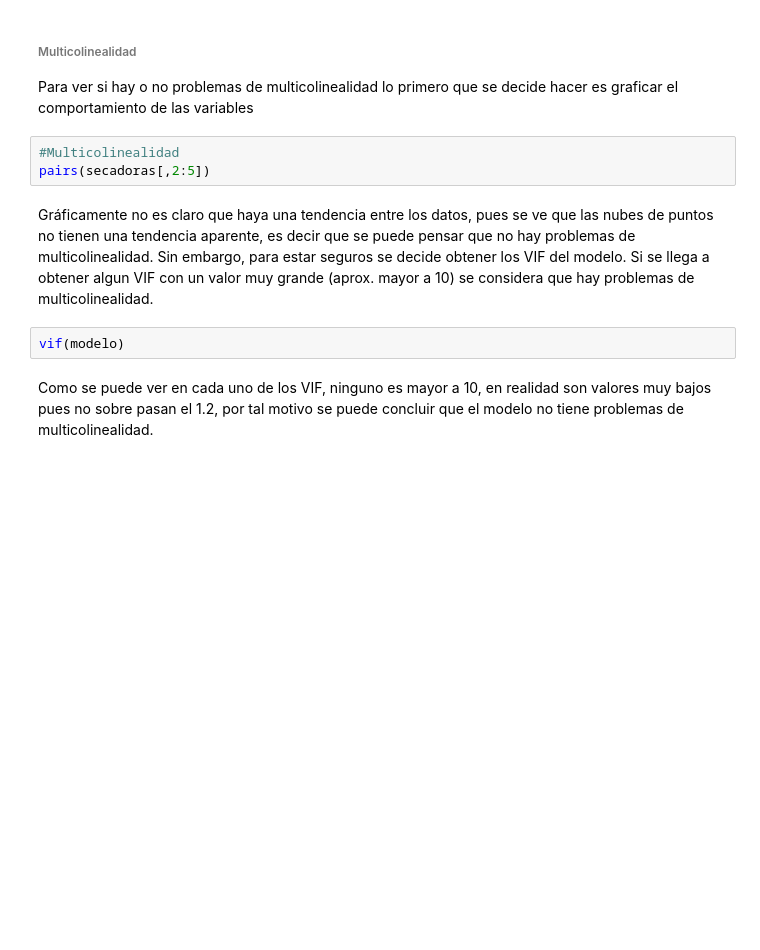
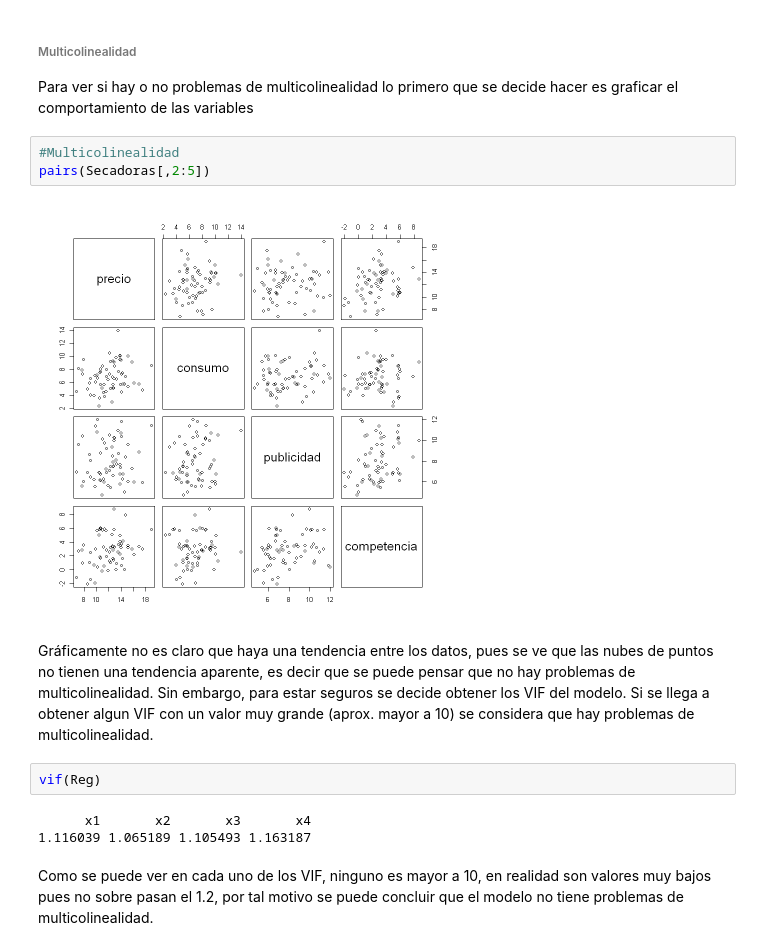
Before and after one commit to MantiMantilla/MEL-2022-2, a Jupyter notebook: Tareas/Tarea 3/Tarea 3.ipynb, the cells around one changed output. Saved outputs shown, nothing was run; the diff lists cells and outputs as text; blank space fills up the shorter version.

```diff
--- a/Tareas/Tarea 3/Tarea 3.ipynb
+++ b/Tareas/Tarea 3/Tarea 3.ipynb
@@ -1202,11 +1359,16 @@ Es claro, por las dos pruebas realizadas que se puede concluir que los datos cum
 Para ver si hay o no problemas de multicolinealidad lo primero que se decide hacer es graficar el comportamiento de las variables
 # %%
 #Multicolinealidad
-pairs(secadoras[,2:5])
+pairs(Secadoras[,2:5])
+# %% [output]
+[figure, added]
 # %% [markdown]
 Gráficamente no es claro que haya una tendencia entre los datos, pues se ve que las nubes de puntos no tienen una tendencia aparente, es decir que se puede pensar que no hay problemas de multicolinealidad. Sin embargo, para estar seguros se decide obtener los VIF del modelo. Si se llega a obtener algun VIF con un valor muy grande (aprox. mayor a 10) se considera que hay problemas de multicolinealidad.
 # %%
-vif(modelo)
+vif(Reg)
+# %% [output]
+      x1       x2       x3       x4
+1.116039 1.065189 1.105493 1.163187
 # %% [markdown]
 Como se puede ver en cada uno de los VIF, ninguno es mayor a 10, en realidad son valores muy bajos pues no sobre pasan el 1.2, por tal motivo se puede concluir que el modelo no tiene problemas de multicolinealidad.
 # %% [markdown]
```
Also changed, not shown: parts of 37 cells of this notebook.
